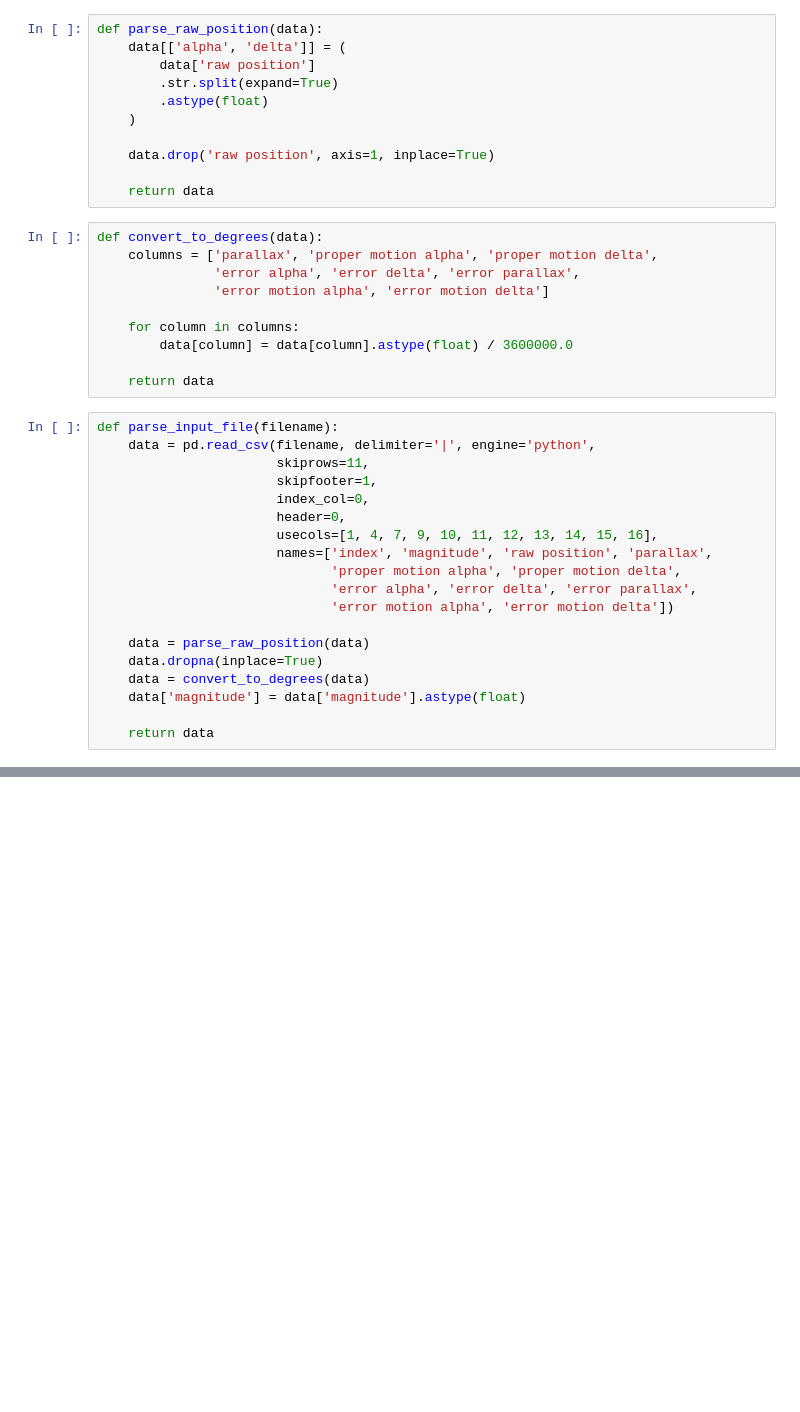
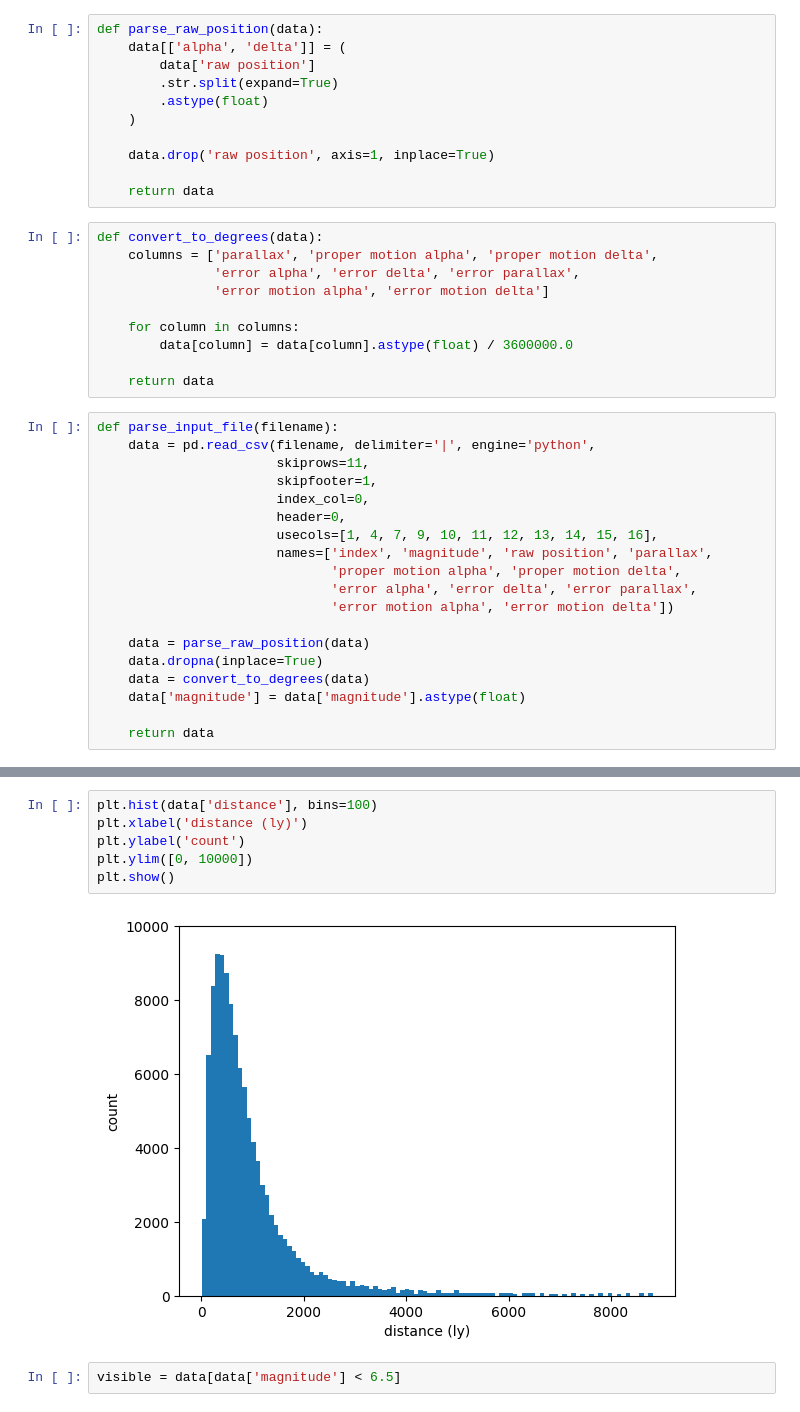
Before and after one commit to yanir123/python-stuff, a Jupyter notebook: starTracker/starCounter.ipynb, the cells around one changed output, grey strips where cells are left out. Drawn from its saved outputs; the diff is of its cells as text; blank space fills up the shorter version.

Commit message:
feat(): add star counter

```diff
--- a/starTracker/starCounter.ipynb
+++ b/starTracker/starCounter.ipynb
@@ -44,0 +58,10 @@ def parse_input_file(filename):
+# %%
+plt.hist(data['distance'], bins=100)
+plt.xlabel('distance (ly)')
+plt.ylabel('count')
+plt.ylim([0, 10000])
+plt.show()
+# %% [output]
+[figure, added]
+# %%
+visible = data[data['magnitude'] < 6.5]
```
Also changed, not shown: parts of 4 cells of this notebook.
